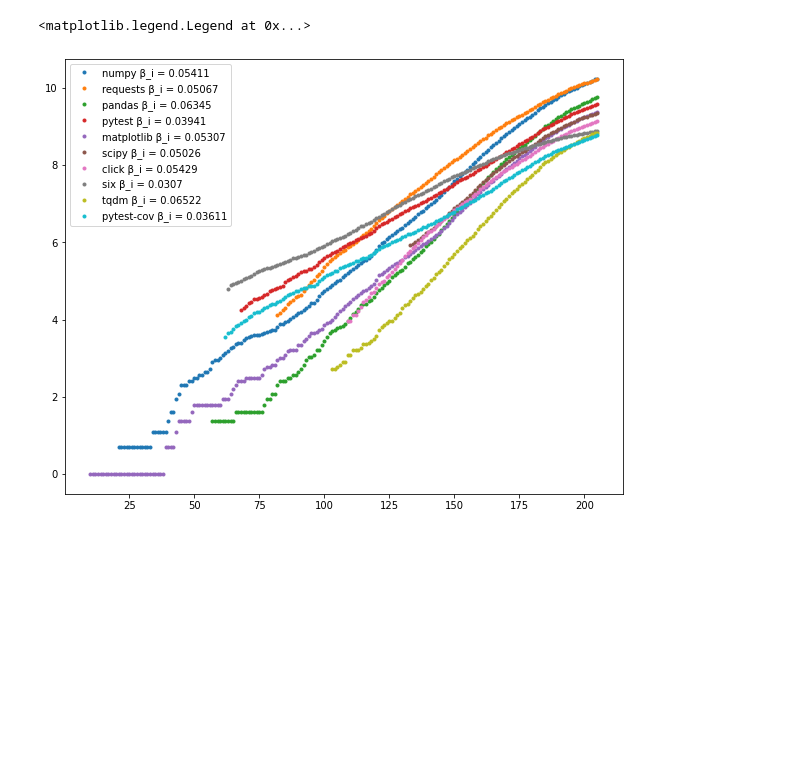
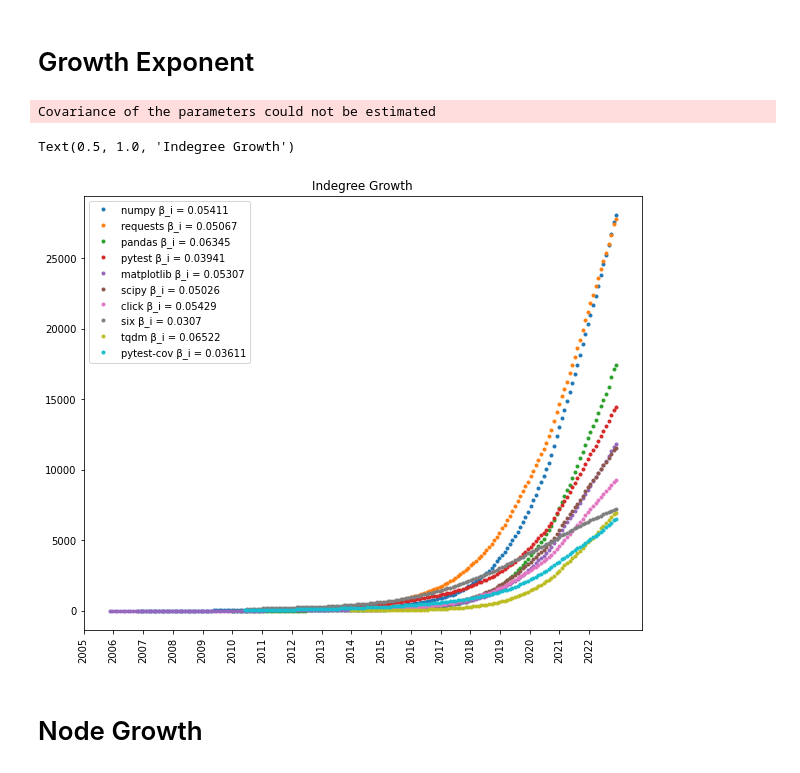
Before and after one commit to miksa234/vrproject, a Jupyter notebook: src/network_dynamic.ipynb, the cells around one changed output. Saved outputs shown, nothing was run; the diff lists cells and outputs as text; code cells hidden in the pictures; blank space fills up the shorter version.

```diff
--- a/src/network_dynamic.ipynb
+++ b/src/network_dynamic.ipynb
@@ -29,7 +29,9 @@ from csv_to_network import get_graph
 # %%
 path= '../data/dynamic/'
 file_names =  sorted(os.listdir(path), key=lambda x: datetime.strptime(x, '%Y-%m.csv'))
-dframes = {}
+data = pd.DataFrame(columns=['package', 'requirement', 'time'])
 
-for fname in file_names:
-   dframes[fname[:-4]] = pd.read_csv(path+ fname, sep='|', keep_default_na=False)
+for i, fname in enumerate(file_names):
+    dframe_load = pd.read_csv(path+ fname, sep='|', keep_default_na=False)
+    dframe_load = dframe_load.assign(time=[fname[:-4] for _ in range(len(dframe_load))])
+    data = pd.concat([data, dframe_load], ignore_index=True)
@@ -85,34 +97,51 @@ all_nodes = sorted(list(all_nodes[0].items()), key=lambda x: max(x[1]), reverse=
+# %% [markdown]
+# Growth Exponent
+# %%
+TDG = TDiGraph(data)
+k_i_t = {node: [] for node in TDG.all_nodes.iloc[:,0]}
+for i in range(len(TDG.time_steps)):
+    TDG.forward()
+    get_growth(TDG, k_i_t)
+# %%
+k_i_t = sorted(list(k_i_t.items()), key=lambda x: max(x[1]), reverse=True)
 # %%
 def fit_lin(x, β, B):
     return β * x + B
-time_steps = len(file_names)
-plt.figure(figsize=[10, 8])
-cmap = cm.get_cmap('tab10').colors; j=0
+
+time_steps = len(TDG.time_steps)
+years = sorted(list(set([date[:4] for date in TDG.time_steps])), key=lambda x: datetime.strptime(x, '%Y'))
+fig, ax = plt.subplots(1, 1, figsize=[10, 8])
+cmap = cm.get_cmap('tab10').colors
+j=0
 β_i = {}
-k_i = []
-for node, k_i_t in [all_nodes[i] for i in range(len(all_nodes)) if max(all_nodes[i][1]) != 0]:
+
+for node, k_i in [k_i_t[i] for i in range(len(k_i_t)) if max(k_i_t[i][1]) > 10 and len(k_i_t[i][1]) > 10]:
     try:
-        time_creation = time_steps - len(k_i_t)
+        time_creation = time_steps - len(k_i)
         time_seq = np.arange(time_creation, time_steps)
-        log_k_i_t = np.log(k_i_t, where=(np.array(k_i_t) > 0))
-        popt, pcov = curve_fit(fit_lin, time_seq, log_k_i_t)
+        log_k_i = np.log(k_i, where=(np.array(k_i) > 0))
+        popt, pcov = curve_fit(fit_lin, time_seq, log_k_i)
         if j < 10:
-            plt.plot(time_seq, log_k_i_t, '.', label=node + f' β_i = {round(popt[0], 5)}', color=cmap[j])
+            ax.plot(time_seq, k_i, '.', label=node + f' β_i = {round(popt[0], 5)}', color=cmap[j])
             j+=1
         if popt[0] < 0:
             β_i[node] =  0
-            k_i.append(k_i_t[-1])
         elif popt[0] > 1:
             continue
         else:
             β_i[node] =  popt[0]
-            k_i.append(k_i_t[-1])
-
     except:
         continue
 
 #    plt.plot(time_seq, fit_lin(time_seq, *popt), color=cmap[j])
-plt.legend(loc='best')
+
+ax.set_xticks([time_steps/len(years)*i for i in range(len(years))])
+ax.set_xticklabels(years, rotation='vertical')
+ax.legend(loc='best')
+ax.set_title('Indegree Growth')
 # %% [output]
-<matplotlib.legend.Legend at 0x...>
+Covariance of the parameters could not be estimated
+Text(0.5, 1.0, 'Indegree Growth')
-[figure, old version]
+[figure, new version]
+# %% [markdown]
+# Node Growth
```
Also changed, not shown: parts of 11 cells of this notebook, 28 other files.
